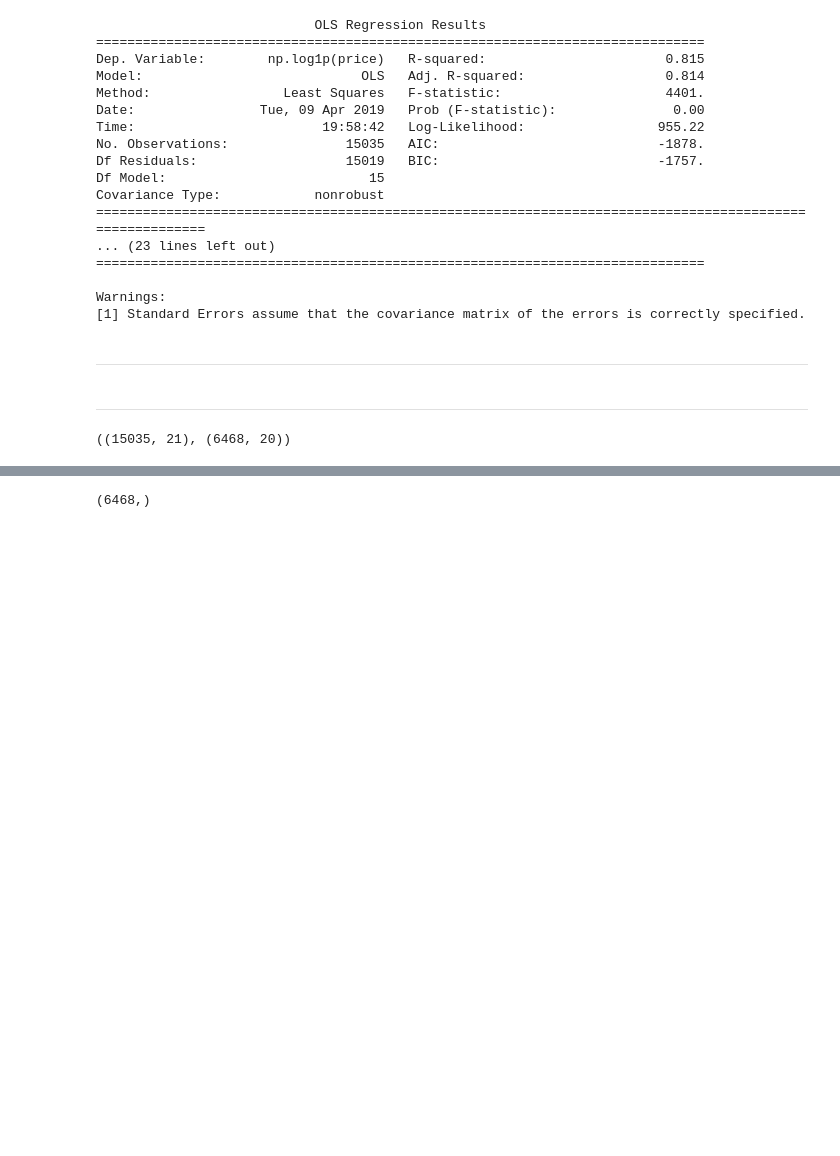
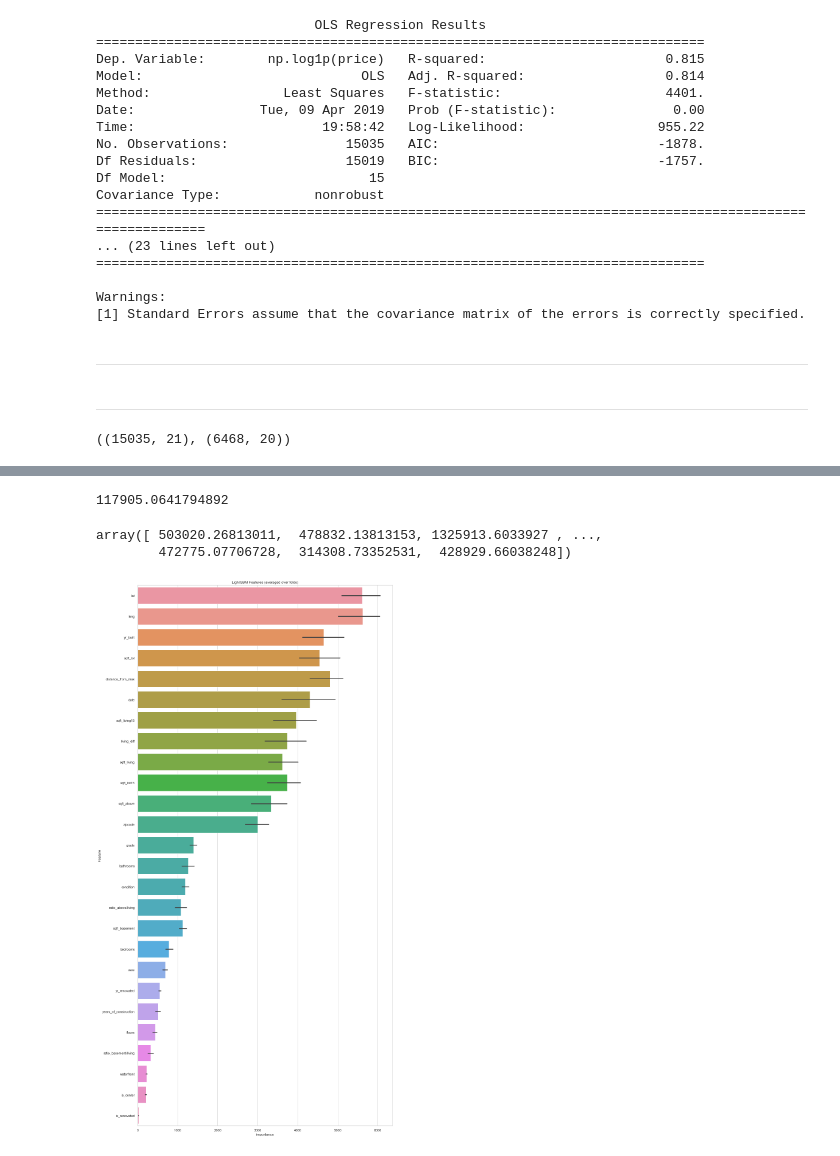
Before and after one commit to Junhojuno/everyday-kaggle, a Jupyter notebook: houseprice_prediction/code/Lets-Model-it.ipynb, the cells around one changed output, grey strips where cells are left out. Drawn from its saved outputs; the diff is of its cells as text; code cells hidden in the pictures; blank space fills up the shorter version.

```diff
--- a/houseprice_prediction/code/Lets-Model-it.ipynb
+++ b/houseprice_prediction/code/Lets-Model-it.ipynb
@@ -267,0 +280,2 @@ df_train.shape, df_test.shape
+# %%
+df_train = df_train.drop(index=8912)
@@ -370,0 +429,8 @@ df_train, df_tets = drop_columns(df_train, df_test, cols=['id','date'])
+# %%
+df_train, df_test = local_features_append(df_train, df_test)
+df_train['distance_from_max'], df_test['distance_from_max'] = get_distance_from_max(df_train, df_test)
+df_train, df_test = years_of_construction(df_train, df_test)
+df_train, df_test = is_renovated(df_train, df_test)
+#df_train, df_test = make_normal(df_train, df_test,
+#                                cols=['sqft_living','sqft_lot','sqft_above','sqft_basement','sqft_living15','sqft_lot15', 'long','lat'])
+df_train = target_logscaling(df_train)
@@ -371,3 +458,7 @@ df_train, df_tets = drop_columns(df_train, df_test, cols=['id','date'])
+# %%
+training_cols = column_selection(df_train, drop_cols=['id','log_price','price'])
+target = df_train['log_price']
+df_train, df_test = df_train[training_cols], df_test[training_cols]
 # %%
 import lightgbm as lgb
 from sklearn.metrics import mean_squared_error
@@ -379,7 +470,7 @@ from sklearn.pipeline import make_pipeline
 
 from sklearn.linear_model import RidgeCV
 
-param = {'num_leaves': 31,
+param = {'num_leaves': 35,
          'min_data_in_leaf': 30,
          'objective':'regression',
          'max_depth': -1,
@@ -394,13 +485,14 @@ param = {'num_leaves': 31,
          "lambda_l1": 0.1,
          "verbosity": -1,
          "nthread": 4,
-         "random_state": 4950}
+         "random_state": 0,
+         "categorical_feature=name" : 'zipcode'
+        }
 
-y_reg = df_train['price']
-df_train.drop(columns=['price'],inplace=True)
+y_reg = target
 
 #prepare fit model with cross-validation
-folds = KFold(n_splits=5, shuffle=True, random_state=42)
+folds = KFold(n_splits=4, shuffle=True, random_state=42)
 oof = np.zeros(len(df_train))
 predictions = np.zeros(len(df_test))
 feature_importance_df = pd.DataFrame()
@@ -411,7 +503,7 @@ for fold_, (trn_idx, val_idx) in enumerate(folds.split(df_train)):
     val_data = lgb.Dataset(df_train.iloc[val_idx], label=y_reg.iloc[val_idx])#, categorical_feature=categorical_feats)
 
     num_round = 10000
-    clf = lgb.train(param, trn_data, num_round, valid_sets = [trn_data, val_data], verbose_eval=500, early_stopping_rounds = 100)
+    clf = lgb.train(param, trn_data, num_round, valid_sets = [trn_data, val_data], verbose_eval=500, early_stopping_rounds = 200)
     oof[val_idx] = clf.predict(df_train.iloc[val_idx], num_iteration=clf.best_iteration)
     #feature importance
     fold_importance_df = pd.DataFrame()
@@ -445,4 +537,24 @@ Early stopping, best iteration is:
-# %%
-predictions.shape
-# %% [output]
-(6468,)
+# %%
+cv1 = np.sqrt(mean_squared_error(np.expm1(oof), np.expm1(y_reg)))
+print(cv1)
+# %% [output]
+117905.0641794892
+# %%
+np.expm1(predictions)
+# %% [output]
+array([ 503020.26813011,  478832.13813153, 1325913.6033927 , ...,
+        472775.07706728,  314308.73352531,  428929.66038248])
+# %%
+##plot the feature importance
+cols = (feature_importance_df[["Feature", "importance"]]
+        .groupby("Feature")
+        .mean()
+        .sort_values(by="importance", ascending=False)[:1000].index)
+best_features = feature_importance_df.loc[feature_importance_df.Feature.isin(cols)]
+
+plt.figure(figsize=(14,26))
+sns.barplot(x="importance", y="Feature", data=best_features.sort_values(by="importance",ascending=False))
+plt.title('LightGBM Features (averaged over folds)')
+plt.tight_layout()
+# %% [output]
+[figure, added]
```
Also changed, not shown: parts of 11 cells of this notebook.
